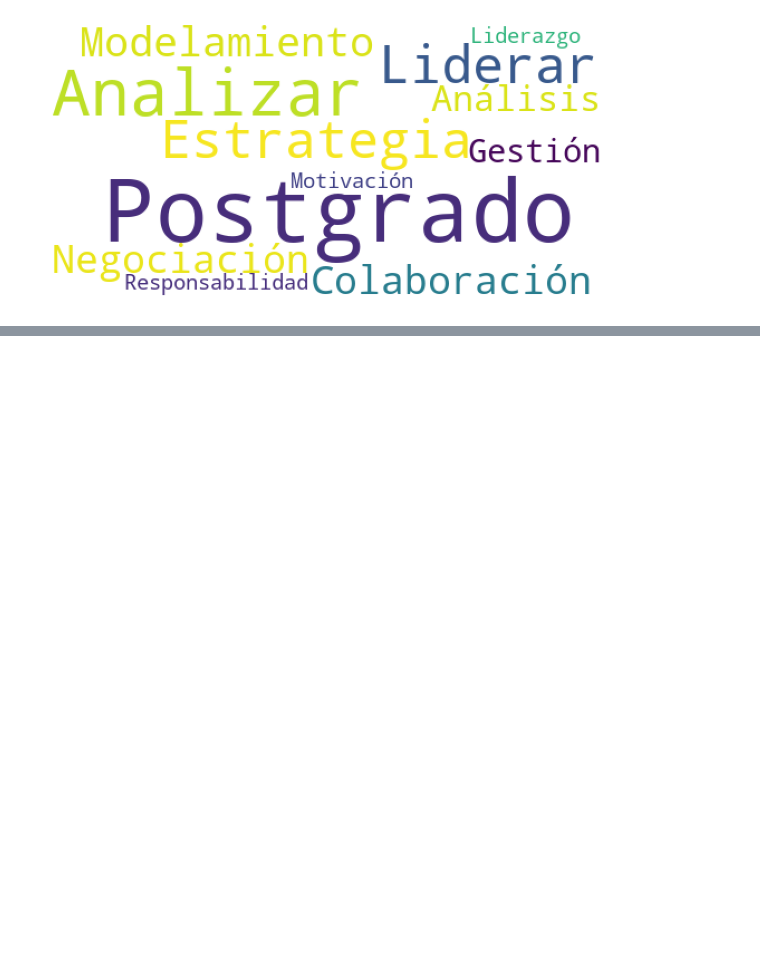
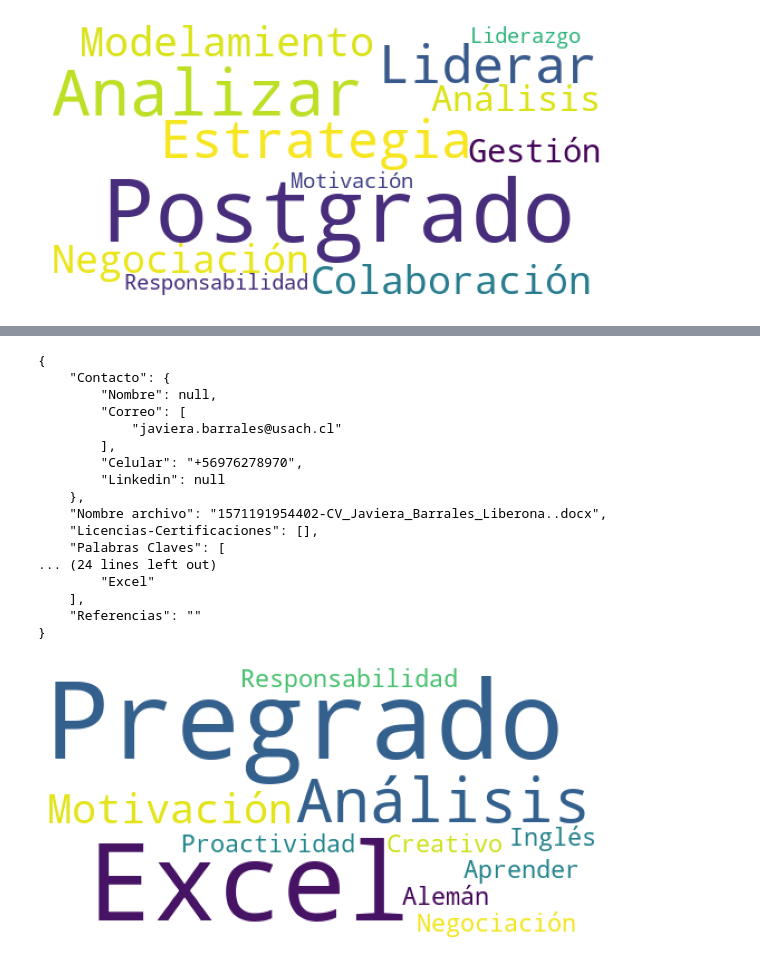
Before and after one commit to TamaraCucumides/cv-parser, a Jupyter notebook: Desarrollo/Muestra_cv_parseados.ipynb, the cells around one changed output, grey strips where cells are left out. Saved outputs shown, nothing was run; the diff lists cells and outputs as text; code cells hidden in the pictures; blank space fills up the shorter version.

```diff
--- a/Desarrollo/Muestra_cv_parseados.ipynb
+++ b/Desarrollo/Muestra_cv_parseados.ipynb
@@ -285,0 +334,24 @@ show_words(file)
+# %%
+file = '/home/erwin/Genoma/cv-parser/parser/Outputs/output_parser/1571191954402-CV_Javiera_Barrales_Liberona..docx.json'
+cv_txt = open(file, "r").read()
+print(cv_txt)
+show_words(file)
+# %% [output]
+{
+    "Contacto": {
+        "Nombre": null,
+        "Correo": [
+            "javiera.barrales@usach.cl"
+        ],
+        "Celular": "+56976278970",
+        "Linkedin": null
+    },
+    "Nombre archivo": "1571191954402-CV_Javiera_Barrales_Liberona..docx",
+    "Licencias-Certificaciones": [],
+    "Palabras Claves": [
+... (24 lines left out)
+        "Excel"
+    ],
+    "Referencias": ""
+}
+[figure, added]
```
Also changed, not shown: parts of 4 cells of this notebook, 4 other files.
